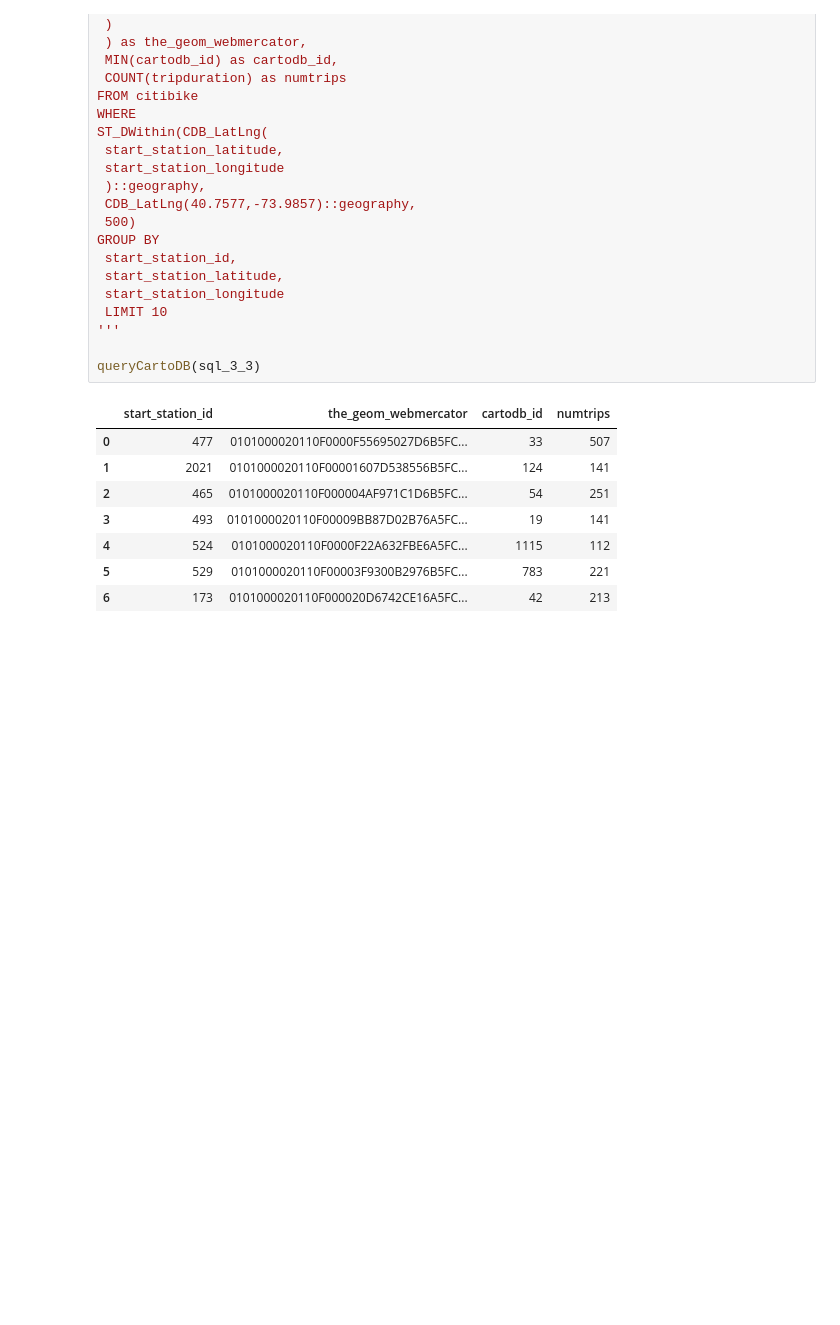
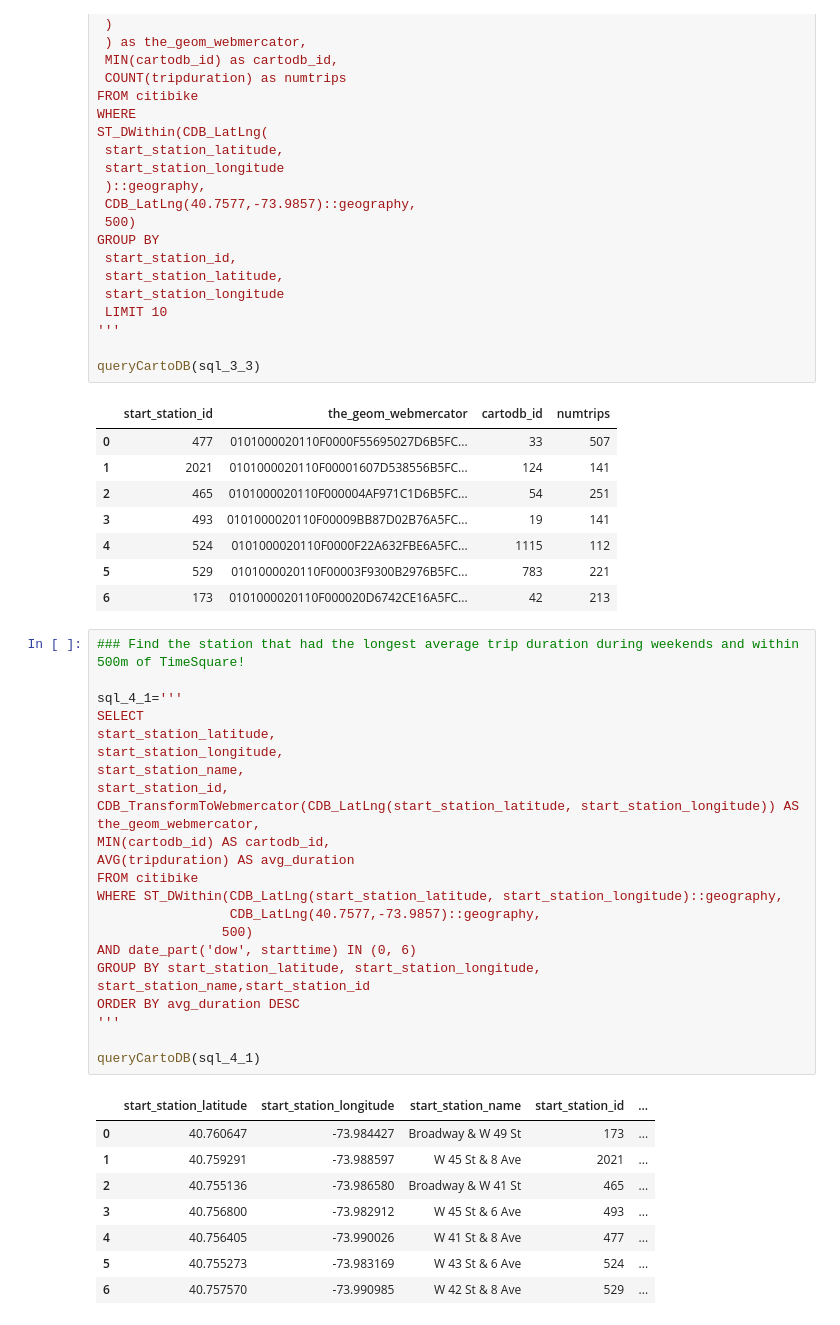
Before and after one commit to gauravcusp/Urban_Informatics_Coding_Assignments, a Jupyter notebook: HW7_gb1877/HW7_2_gb1877.ipynb, the cells around one changed output. Cells and saved outputs as stored; diff of their text form; blank space fills up the shorter version.

```diff
--- a/HW7_gb1877/HW7_2_gb1877.ipynb
+++ b/HW7_gb1877/HW7_2_gb1877.ipynb
@@ -419,3 +419,34 @@ queryCartoDB(sql_3_3)
 | 4 | 524 | 0101000020110F0000F22A632FBE6A5FC... | 1115 | 112 |
 | 5 | 529 | 0101000020110F00003F9300B2976B5FC... | 783 | 221 |
 | 6 | 173 | 0101000020110F000020D6742CE16A5FC... | 42 | 213 |
+# %%
+### Find the station that had the longest average trip duration during weekends and within 500m of TimeSquare!
+
+sql_4_1='''
+SELECT
+start_station_latitude,
+start_station_longitude,
+start_station_name,
+start_station_id,
+CDB_TransformToWebmercator(CDB_LatLng(start_station_latitude, start_station_longitude)) AS the_geom_webmercator,
+MIN(cartodb_id) AS cartodb_id,
+AVG(tripduration) AS avg_duration
+FROM citibike
+WHERE ST_DWithin(CDB_LatLng(start_station_latitude, start_station_longitude)::geography,
+                 CDB_LatLng(40.7577,-73.9857)::geography,
+                500)
+AND date_part('dow', starttime) IN (0, 6)
+GROUP BY start_station_latitude, start_station_longitude, start_station_name,start_station_id
+ORDER BY avg_duration DESC
+'''
+
+queryCartoDB(sql_4_1)
+# %% [output]
+|  | start_station_latitude | start_station_longitude | start_station_name | start_station_id | ... |
+| 0 | 40.760647 | -73.984427 | Broadway & W 49 St | 173 | ... |
+| 1 | 40.759291 | -73.988597 | W 45 St & 8 Ave | 2021 | ... |
+| 2 | 40.755136 | -73.986580 | Broadway & W 41 St | 465 | ... |
+| 3 | 40.756800 | -73.982912 | W 45 St & 6 Ave | 493 | ... |
+| 4 | 40.756405 | -73.990026 | W 41 St & 8 Ave | 477 | ... |
+| 5 | 40.755273 | -73.983169 | W 43 St & 6 Ave | 524 | ... |
+| 6 | 40.757570 | -73.990985 | W 42 St & 8 Ave | 529 | ... |
```
Also changed, not shown: parts of 1 cell of this notebook.
